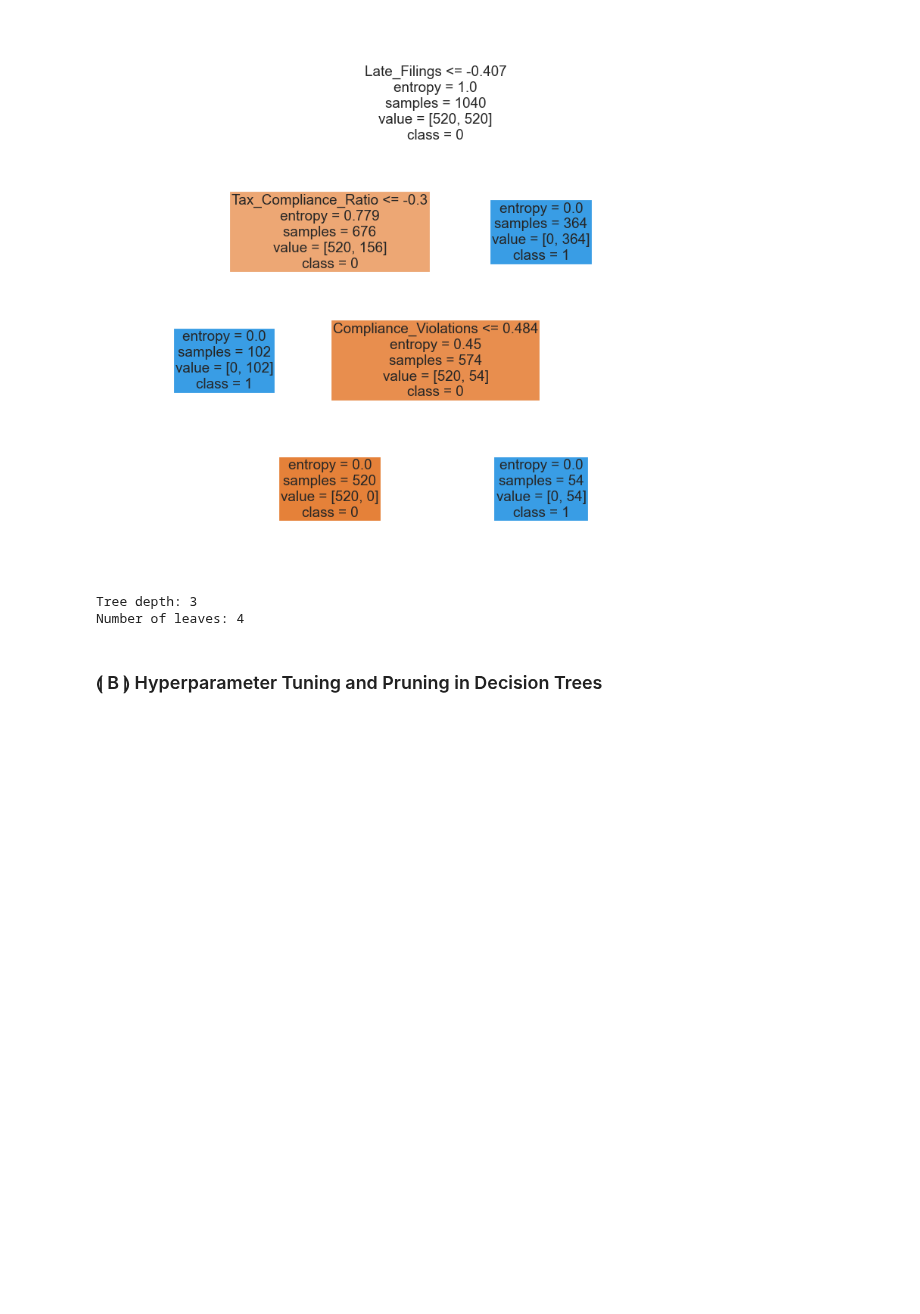
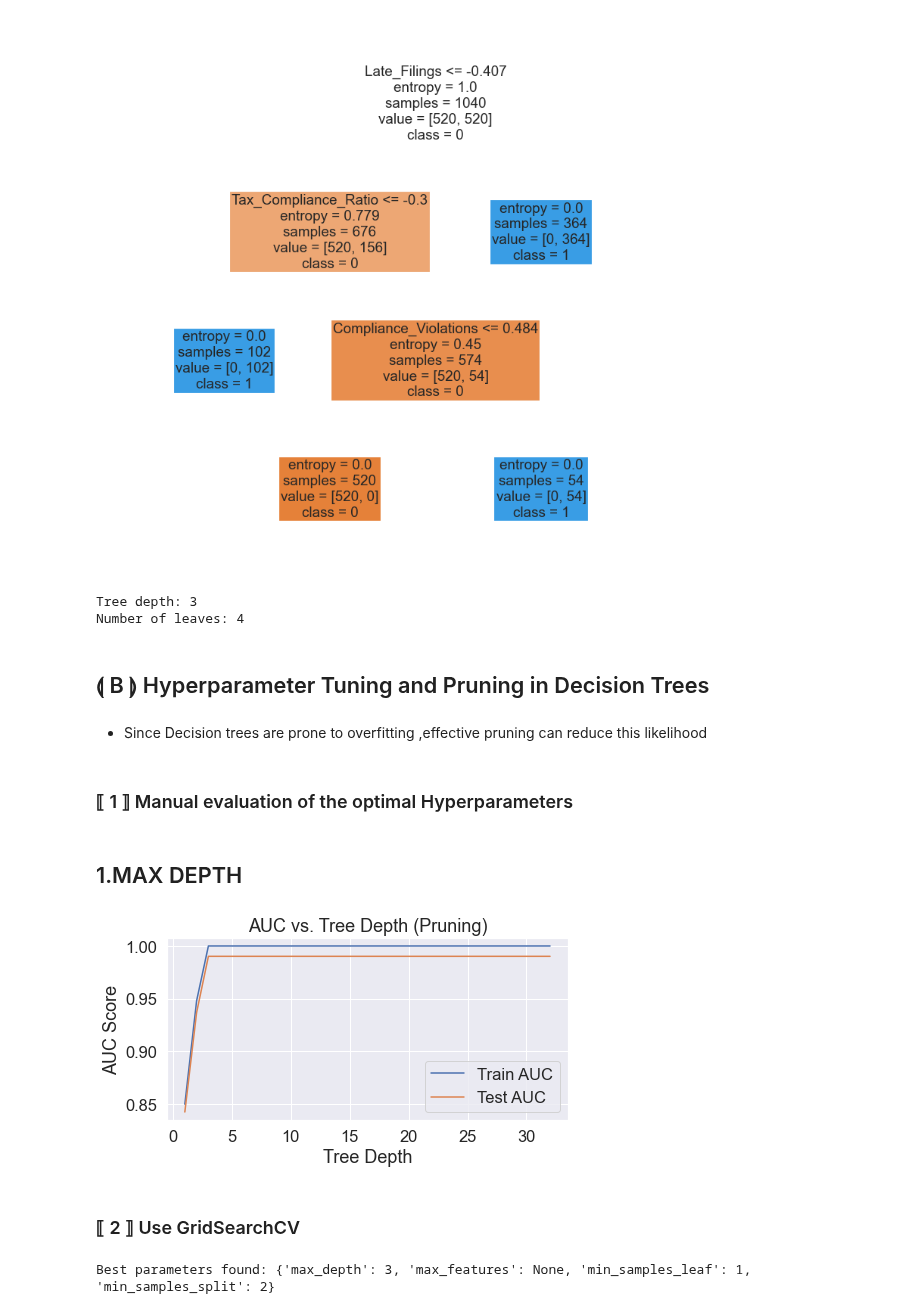
Before and after one commit to Harriet-ngomo/Taxpayer-Risk-Classification, a Jupyter notebook: index.ipynb, the cells around one changed output. Drawn from its saved outputs; the diff is of its cells as text; code cells hidden in the pictures; blank space fills up the shorter version.

Commit message:
Manual Evaluation of the optimal hyperparameters

```diff
--- a/index.ipynb
+++ b/index.ipynb
@@ -731,4 +731,63 @@ print("Number of leaves:", Tuned_clf.get_n_leaves())
 Tree depth: 3
 Number of leaves: 4
 # %% [markdown]
-### ⟬ B ⟭ Hyperparameter Tuning and Pruning in Decision Trees
+## ⟬ B ⟭ Hyperparameter Tuning and Pruning in Decision Trees
+# %% [markdown]
+- Since Decision trees are prone to overfitting ,effective pruning can reduce this likelihood
+# %% [markdown]
+### ⟦ 1 ⟧ Manual evaluation of the optimal Hyperparameters
+# %% [markdown]
+## 1.MAX DEPTH
+# %%
+depths =range(1,33)
+train_auc=[]
+test_auc = []
+
+for d in depths:
+    clf = DecisionTreeClassifier(max_depth = d, criterion='entropy', random_state = SEED)
+    clf.fit(X_train_smote, y_train_smote)
+
+    y_train_pred = clf.predict_proba(X_train_smote)[:,1]
+    y_test_pred = clf.predict_proba(X_test_processed)[:,1]
+
+    train_auc.append(auc(*roc_curve(y_train_smote, y_train_pred)[:2]))# use the fpr and tpr and not the threshold
+    test_auc.append(auc(*roc_curve(y_test, y_test_pred)[:2]))
+
+plt.figure(figsize=(7, 4))
+plt.plot(depths, train_auc, label="Train AUC")
+plt.plot(depths, test_auc, label="Test AUC")
+plt.xlabel("Tree Depth")
+plt.ylabel("AUC Score")
+plt.title("AUC vs. Tree Depth (Pruning)")
+plt.legend()
+plt.tight_layout()
+plt.show()
+# %% [output]
+[figure, added]
+# %% [markdown]
+### ⟦ 2 ⟧ Use GridSearchCV
+# %%
+# Define your classifier with fixed random state for reproducibility
+Untuned_clf= DecisionTreeClassifier(random_state=SEED)
+
+# Define a parameter grid with multiple hyperparameters to tune
+param_grid = {
+    'max_depth': range(1, 21),                 # max depth from 1 to 20
+    'min_samples_split': [2, 5, 10],           # minimum samples to split a node
+    'min_samples_leaf': [1, 2, 4],              # minimum samples at a leaf node
+    'max_features': [None, 'sqrt', 'log2']     # number of features to consider at each split
+}
+
+# Set up GridSearchCV with 5-fold cross-validation and ROC AUC scoring
+grid_search = GridSearchCV(estimator=Untuned_clf, param_grid=param_grid, cv=5, scoring='roc_auc', n_jobs=-1)
+
+# Fit the grid search on your training data
+grid_search.fit(X_train_smote, y_train_smote)
+
+# Print the best combination of hyperparameters found
+print("Best parameters found:", grid_search.best_params_)
+
+# Get the best model with tuned hyperparameters
+best_clf = grid_search.best_estimator_
+# %% [output]
+Best parameters found: {'max_depth': 3, 'max_features': None, 'min_samples_leaf': 1, 'min_samples_split': 2}
```
Also changed, not shown: parts of 8 cells of this notebook.
